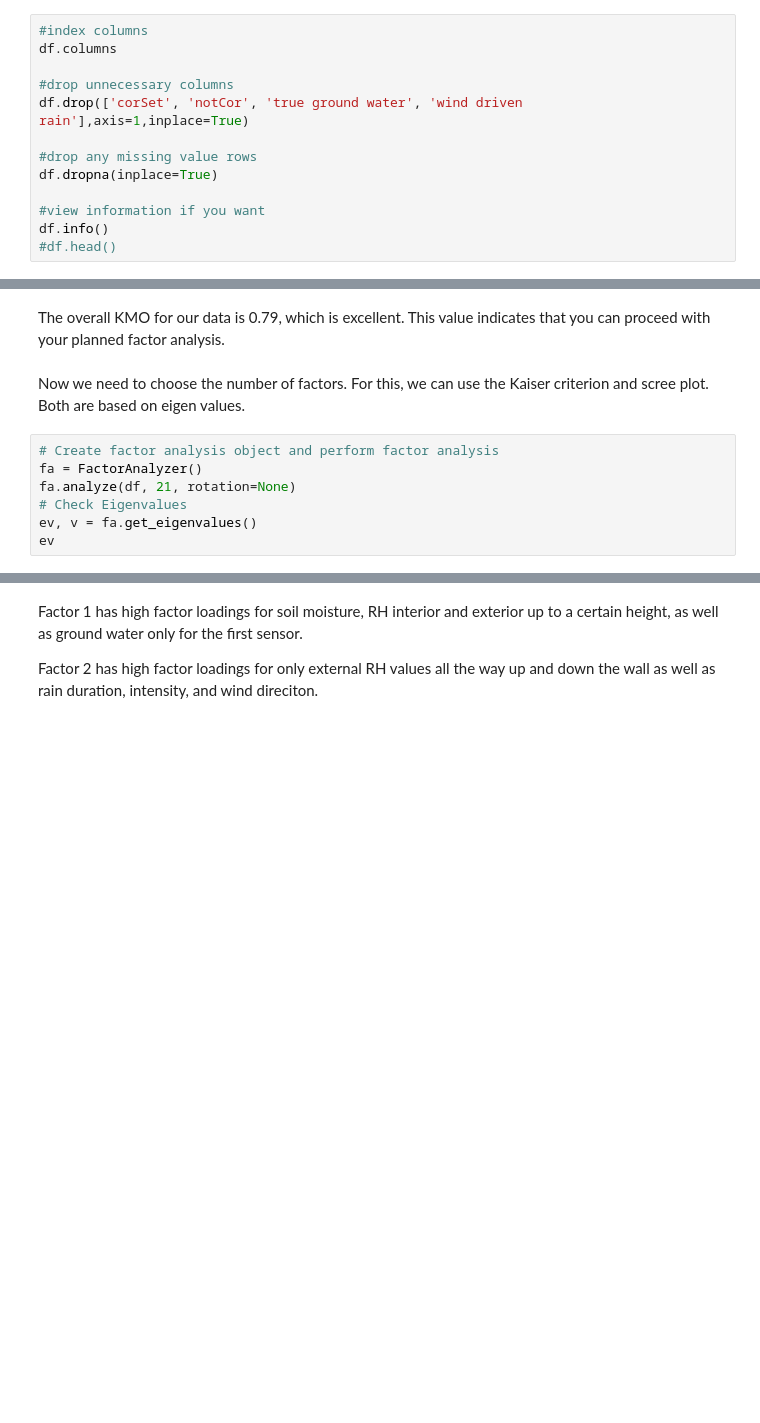
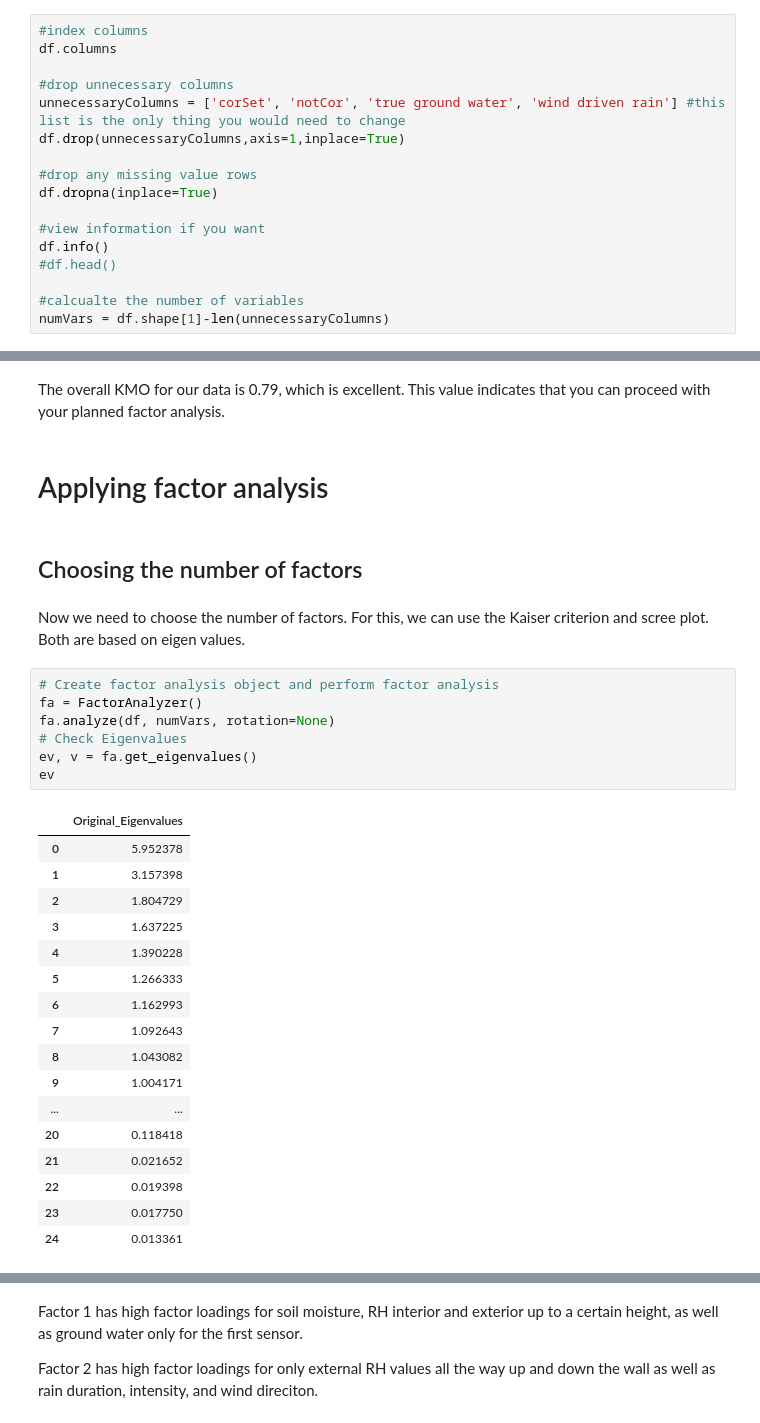
Before and after one commit to rkn2/factorAnalysisExample, a Jupyter notebook: FactorAnalysis.ipynb, the cells around one changed output, grey strips where cells are left out. Cells and saved outputs as stored; diff of their text form; blank space fills up the shorter version.

```diff
--- a/FactorAnalysis.ipynb
+++ b/FactorAnalysis.ipynb
@@ -51,7 +68,8 @@ Now we can start to process our data
 df.columns
 
 #drop unnecessary columns
-df.drop(['corSet', 'notCor', 'true ground water', 'wind driven rain'],axis=1,inplace=True)
+unnecessaryColumns = ['corSet', 'notCor', 'true ground water', 'wind driven rain'] #this list is the only thing you would need to change
+df.drop(unnecessaryColumns,axis=1,inplace=True)
 
 #drop any missing value rows
 df.dropna(inplace=True)
@@ -59,3 +77,6 @@ df.dropna(inplace=True)
 #view information if you want
 df.info()
 #df.head()
+
+#calcualte the number of variables
+numVars = df.shape[1]-len(unnecessaryColumns)
@@ -82,12 +132,34 @@ kmo_model
 # %% [markdown]
 The overall KMO for our data is 0.79, which is excellent. This value indicates that you can proceed with your planned factor analysis.
+# %% [markdown]
+# Applying factor analysis
+# %% [markdown]
+## Choosing the number of factors
 # %% [markdown]
 Now we need to choose the number of factors. For this, we can use the Kaiser criterion and scree plot. Both are based on eigen values.
 # %%
 # Create factor analysis object and perform factor analysis
 fa = FactorAnalyzer()
-fa.analyze(df, 21, rotation=None)
+fa.analyze(df, numVars, rotation=None)
 # Check Eigenvalues
 ev, v = fa.get_eigenvalues()
 ev
+# %% [output]
+|  | Original_Eigenvalues |
+| 0 | 5.952378 |
+| 1 | 3.157398 |
+| 2 | 1.804729 |
+| 3 | 1.637225 |
+| 4 | 1.390228 |
+| 5 | 1.266333 |
+| 6 | 1.162993 |
+| 7 | 1.092643 |
+| 8 | 1.043082 |
+| 9 | 1.004171 |
+| ... | ... |
+| 20 | 0.118418 |
+| 21 | 0.021652 |
+| 22 | 0.019398 |
+| 23 | 0.017750 |
+| 24 | 0.013361 |
 # %% [markdown]
```
Also changed, not shown: parts of 27 cells of this notebook.
